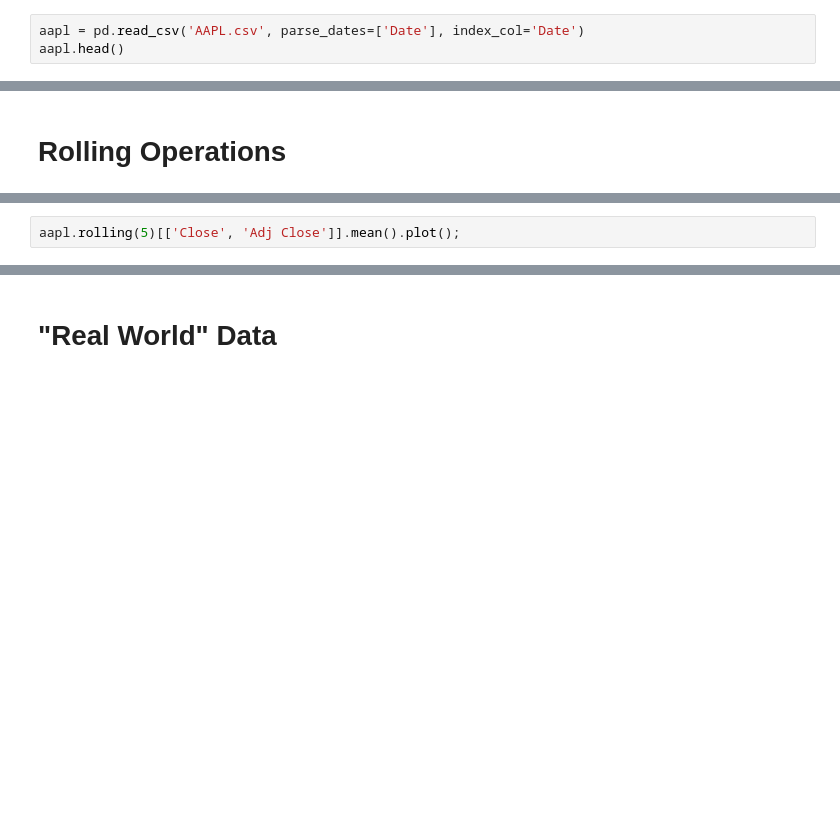
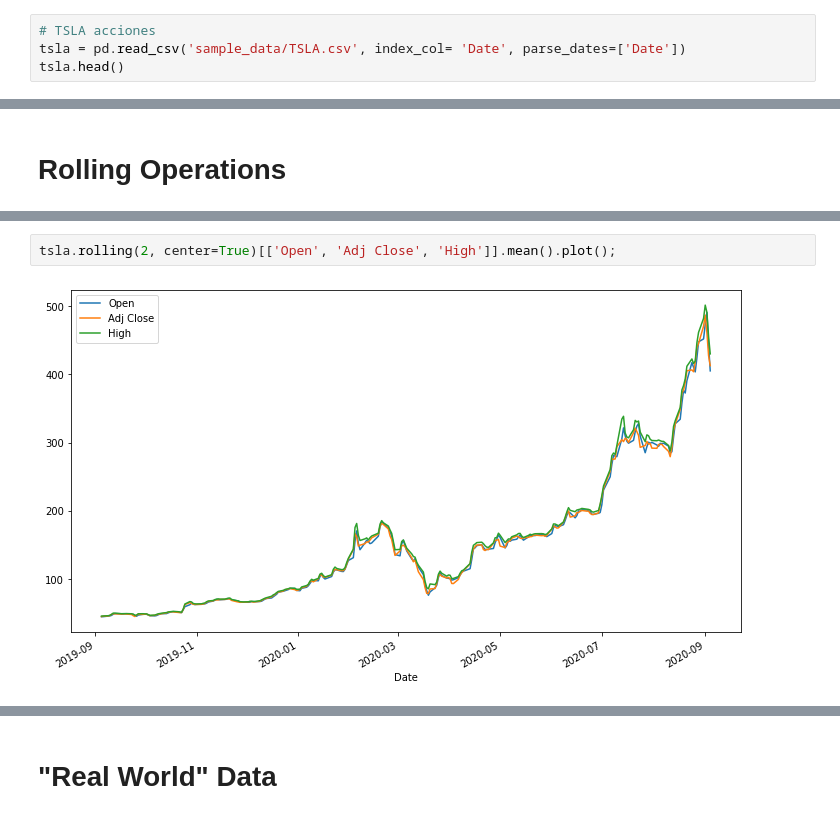
Before and after one commit to dsovallep/AlgorithmsUN2020II, a Jupyter notebook: dsovallepscottsanderson.ipynb, the cells around one changed output, grey strips where cells are left out. Cells and saved outputs as stored; diff of their text form; blank space fills up the shorter version.

```diff
--- a/dsovallepscottsanderson.ipynb
+++ b/dsovallepscottsanderson.ipynb
@@ -923,3 +1355,4 @@ aapl.head()
 # %%
-aapl = pd.read_csv('AAPL.csv', parse_dates=['Date'], index_col='Date')
-aapl.head()
+# TSLA acciones
+tsla = pd.read_csv('sample_data/TSLA.csv', index_col= 'Date', parse_dates=['Date'])
+tsla.head()
@@ -941,5 +1406,7 @@ aapl.rolling(5)[['Close', 'Adj Close']].mean().plot();
 # %%
-aapl.rolling(5)[['Close', 'Adj Close']].mean().plot();
+tsla.rolling(2, center=True)[['Open', 'Adj Close', 'High']].mean().plot();
+# %% [output]
+[figure, added]
 # %%
 # Drop `Volume`, since it's way bigger than everything else.
 aapl.drop('Volume', axis=1).resample('2W').max().plot();
```
Also changed, not shown: parts of 235 cells of this notebook.
